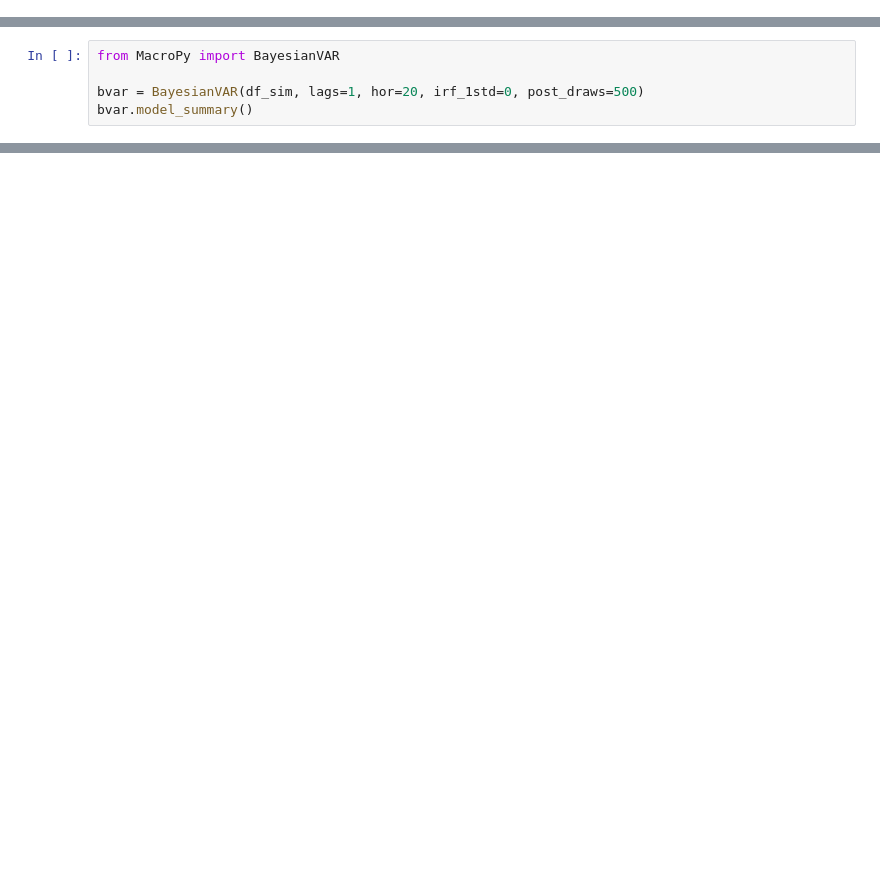
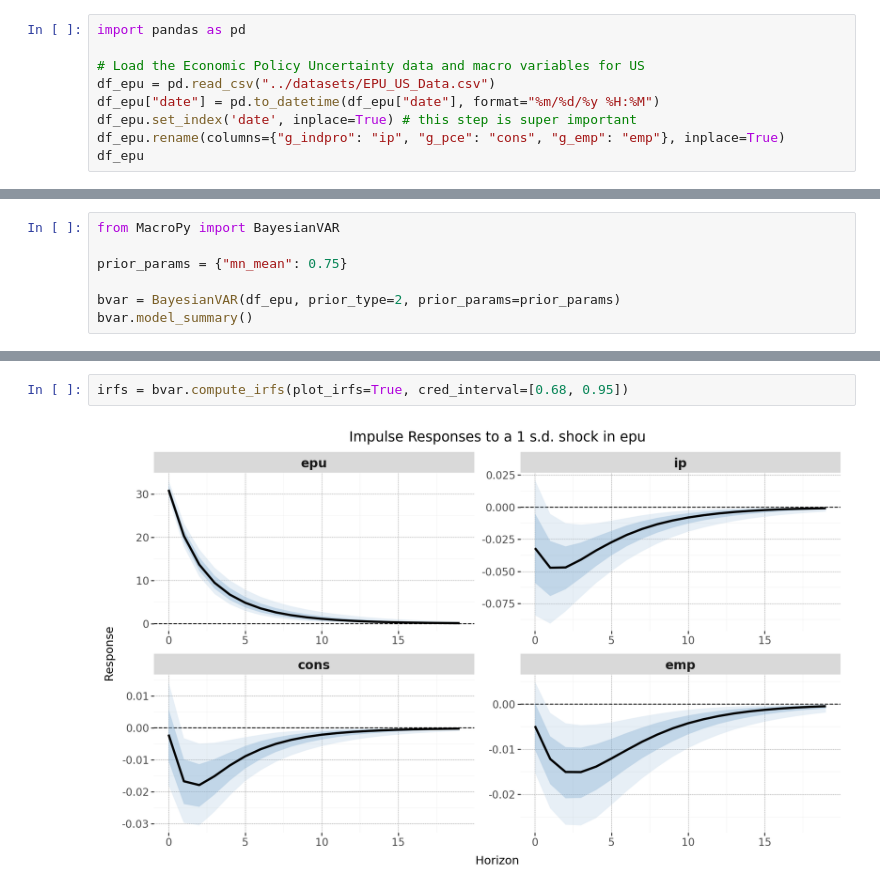
Before and after one commit to RenatoVassallo/MacroPy, a Jupyter notebook: tutorials/tutorial_bvar.ipynb, the cells around one changed output, grey strips where cells are left out. Saved outputs shown, nothing was run; the diff lists cells and outputs as text; blank space fills up the shorter version.

Commit message:
improve bvar tutorial with EPU application

```diff
--- a/tutorials/tutorial_bvar.ipynb
+++ b/tutorials/tutorial_bvar.ipynb
@@ -34,0 +5,9 @@ generate_series_plot(df_sim, series_titles=["Variable 1", "Variable 2"],)
+# %%
+import pandas as pd
+
+# Load the Economic Policy Uncertainty data and macro variables for US
+df_epu = pd.read_csv("../datasets/EPU_US_Data.csv")
+df_epu["date"] = pd.to_datetime(df_epu["date"], format="%m/%d/%y %H:%M")
+df_epu.set_index('date', inplace=True) # this step is super important
+df_epu.rename(columns={"g_indpro": "ip", "g_pce": "cons", "g_emp": "emp"}, inplace=True)
+df_epu
@@ -35,5 +40,7 @@ generate_series_plot(df_sim, series_titles=["Variable 1", "Variable 2"],)
 # %%
 from MacroPy import BayesianVAR
 
-bvar = BayesianVAR(df_sim, lags=1, hor=20, irf_1std=0, post_draws=500)
+prior_params = {"mn_mean": 0.75}
+
+bvar = BayesianVAR(df_epu, prior_type=2, prior_params=prior_params)
 bvar.model_summary()
@@ -41,0 +93,4 @@ bvar.sample_posterior(plot_coefficients=True)
+# %%
+irfs = bvar.compute_irfs(plot_irfs=True, cred_interval=[0.68, 0.95])
+# %% [output]
+[figure, added]
```
Also changed, not shown: parts of 10 cells of this notebook, 5 other files.
